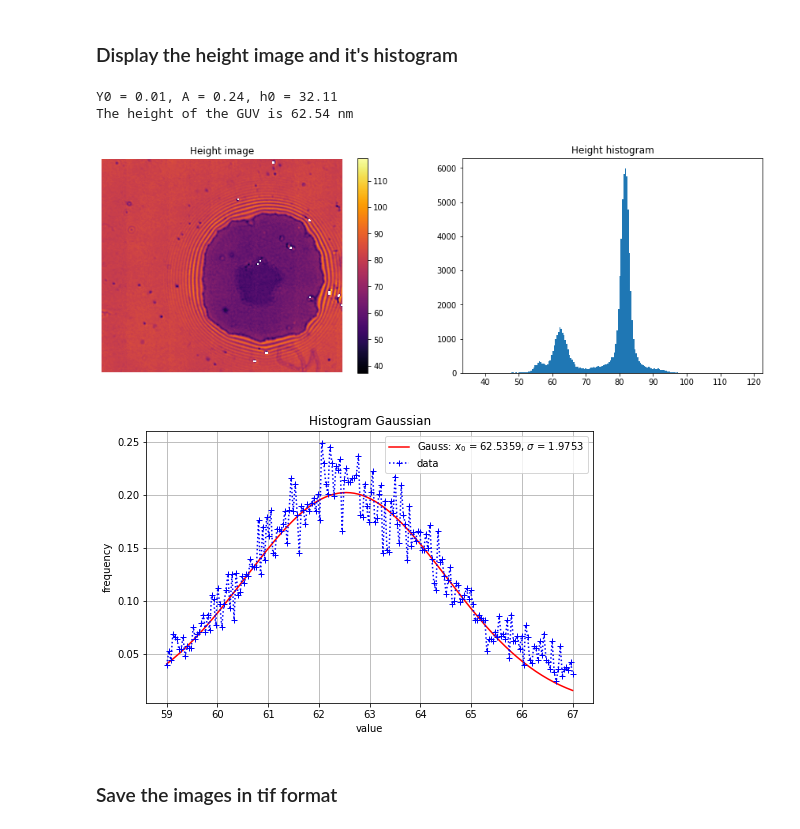
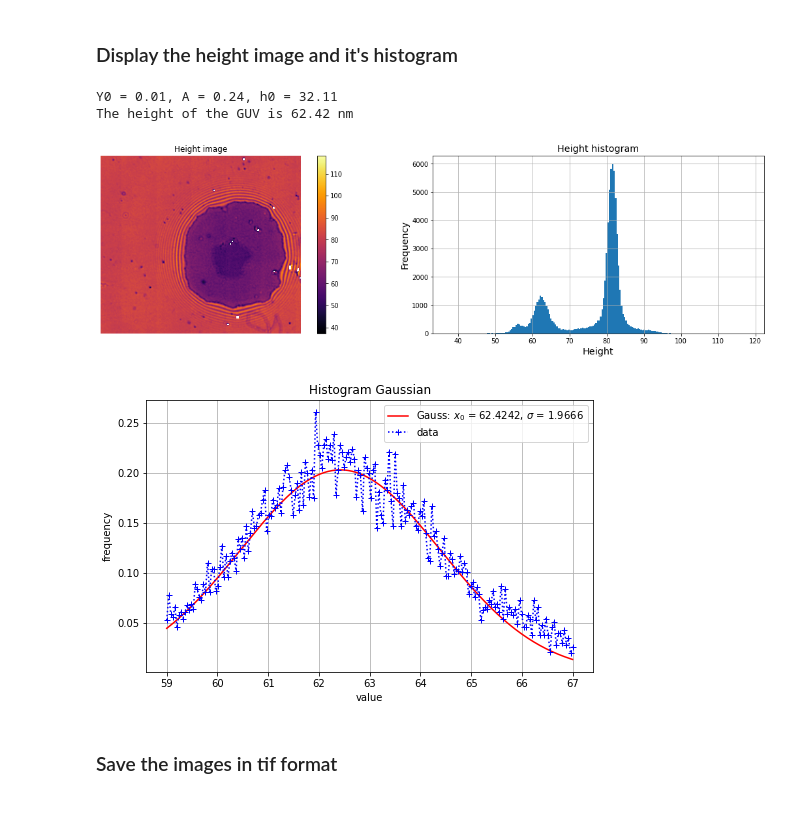
Before and after one commit to ahmed344/Membrane-Topography, a Jupyter notebook: Height_map_Ecad.ipynb, the cells around one changed output. Cells and saved outputs as stored; diff of their text form; code cells hidden in the pictures.

```diff
--- a/Height_map_Ecad.ipynb
+++ b/Height_map_Ecad.ipynb
@@ -157,39 +130,42 @@ Y0 = 0.01, A = 0.24, h0 = 32.11
 # %% [markdown]
 ### Display the height image and it's histogram
 # %%
-img = ricm.height()
+img_height = ricm.height()
 
 # display the image and it's histogram
-plt.figure(figsize=(15,5))
+plt.figure(figsize=(20,5))
 
 plt.subplot(121)
 plt.axis('off')
 plt.title('Height image')
-plt.imshow(img, cmap = "inferno")
+plt.imshow(img_height, cmap = "inferno")
 plt.colorbar();
 
 plt.subplot(122)
-plt.title('Height histogram')
-plt.hist(img.ravel(), bins = 200);
+plt.title('Height histogram', fontsize='x-large')
+plt.xlabel('Height', fontsize='x-large')
+plt.ylabel('Frequency', fontsize='x-large')
+plt.hist(img_height.ravel(), bins = 200)
 #plt.xlim(70,87)
+plt.grid();
 
 # Cut the peak of the adhesion zone
 adhesion = []
-for i in img.ravel():
+for i in img_height.ravel():
     if i > 59 and i < 67 :
         adhesion.append(i)
 
 # Fit a gaussian on the adhesion zone histogram
 gauss = Fit_Gaussian(adhesion, normalized=True)
 height, _ = gauss.hist_fitting(show = True)
 
 # Print the height in nano meter
 print(f'The height of the GUV is {height:.2f} nm')
 # %% [output]
 Y0 = 0.01, A = 0.24, h0 = 32.11
-The height of the GUV is 62.54 nm
+The height of the GUV is 62.42 nm
-[figure, old version]
+[figure, new version]
-[figure, old version]
+[figure, new version]
 # %% [markdown]
 ### Save the images in tif format
 # %%
```
Also changed, not shown: parts of 11 cells of this notebook, 1 other file.
